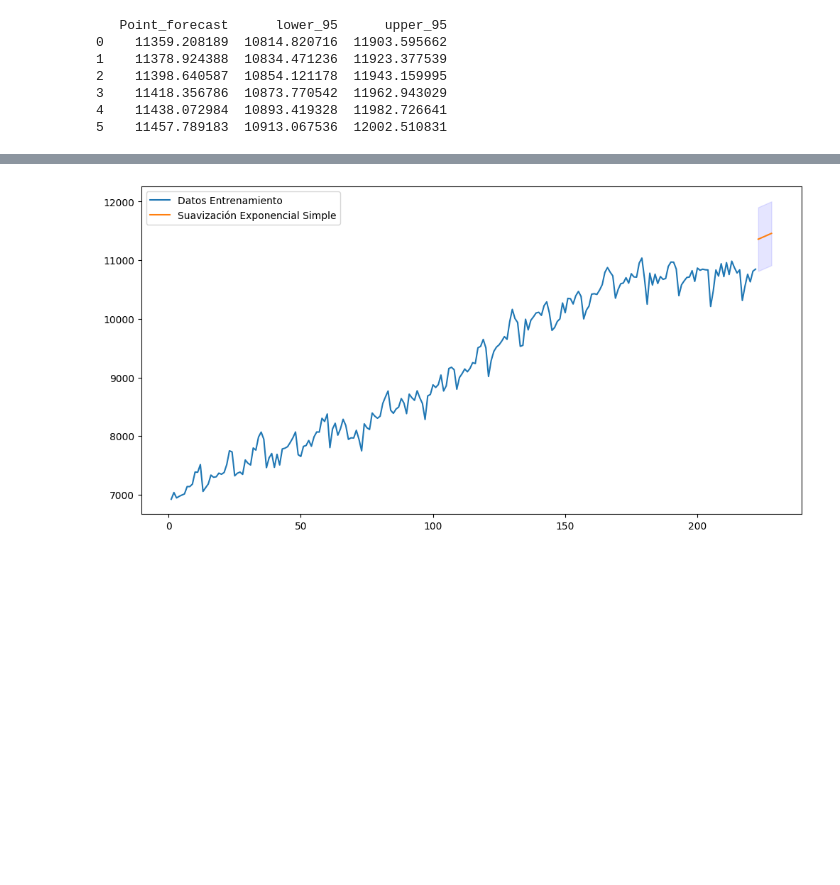
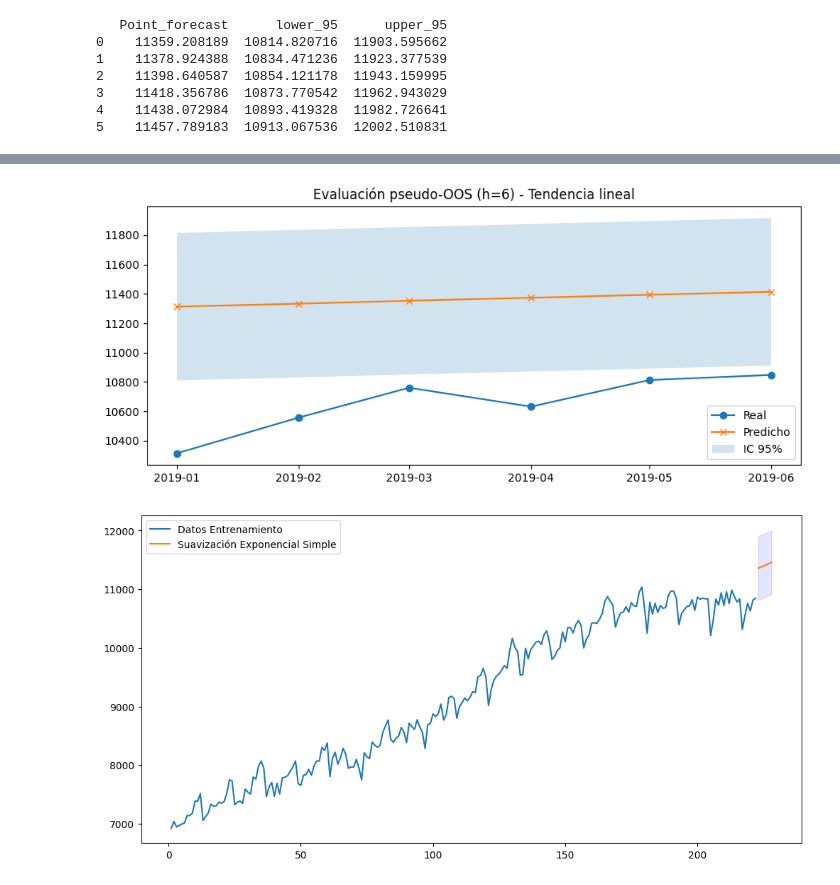
Before and after one commit to JulianEspinosaUrresti/ProyectoI-MIAA-2025, a Jupyter notebook: Taller_2_AAIII.ipynb, the cells around one changed output, grey strips where cells are left out. Cells and saved outputs as stored; diff of their text form; code cells hidden in the pictures; blank space fills up the shorter version.

```diff
--- a/Taller_2_AAIII.ipynb
+++ b/Taller_2_AAIII.ipynb
@@ -221,3 +221,80 @@ print(preds)
 3    11418.356786  10873.770542  11962.943029
 4    11438.072984  10893.419328  11982.726641
 5    11457.789183  10913.067536  12002.510831
+# %%
+# ==== EVALUACIÓN PSEUDO-FUERA-DE-MUESTRA (tendencia lineal) ====
+# Corta los últimos h meses, reentrena con el resto y evalúa esos h.
+
+import numpy as np
+import pandas as pd
+import statsmodels.api as sm
+import matplotlib.pyplot as plt
+
+# Parámetros
+h = 6  # horizonte a evaluar
+
+# Serie original (como en tu notebook)
+y_full = data["Ocupados"].copy()
+idx_full = y_full.index
+
+# Split: entrenamiento (todo menos los últimos h) y "test" (últimos h)
+y_train = y_full.iloc[:-h]
+y_test  = y_full.iloc[-h:]
+idx_test = y_test.index
+
+# === Modelo de tendencia lineal re-ajustado solo con entrenamiento ===
+t_train = np.arange(1, len(y_train) + 1, dtype=float)
+X_train = sm.add_constant(t_train)
+lin_t_re = sm.OLS(y_train, X_train).fit()
+
+# Matriz para pronosticar los últimos h meses (que ahora serán "futuros" respecto al train)
+t_for = np.arange(len(y_train) + 1, len(y_train) + h + 1, dtype=float)
+X_for  = sm.add_constant(t_for)
+
+# Predicciones puntuales e IC 95%
+dt = lin_t_re.get_prediction(X_for).summary_frame(alpha=0.05)
+preds = dt[['mean', 'obs_ci_lower', 'obs_ci_upper']].rename(
+    columns={'mean': 'Predicho', 'obs_ci_lower': 'lower_95', 'obs_ci_upper': 'upper_95'}
+)
+preds.index = idx_test  # fechas reales de los últimos h meses
+
+# Comparación Real vs Predicho
+comparacion = pd.concat(
+    [y_test.rename("Real"), preds[['Predicho','lower_95','upper_95']]], axis=1
+)
+comparacion["Error"] = comparacion["Real"] - comparacion["Predicho"]
+comparacion["AbsError"] = comparacion["Error"].abs()
+comparacion["SqError"]  = comparacion["Error"]**2
+comparacion["PctError_%"] = (comparacion["Error"] / comparacion["Real"]) * 100
+comparacion["Dentro_IC95"] = (
+    (comparacion["Real"] >= comparacion["lower_95"]) &
+    (comparacion["Real"] <= comparacion["upper_95"])
+)
+
+# Métricas
+RMSE = float(np.sqrt(comparacion["SqError"].mean()))
+MAE  = float(comparacion["AbsError"].mean())
+MAPE = float((comparacion["AbsError"]/comparacion["Real"]).mean()*100)
+coverage_95 = float(comparacion["Dentro_IC95"].mean()*100)
+avg_ic_width = float((comparacion["upper_95"] - comparacion["lower_95"]).mean())
+
+print("=== Métricas pseudo-OOS sobre los últimos h meses ===")
+print(f"RMSE : {RMSE:,.2f}")
+print(f"MAE  : {MAE:,.2f}")
+print(f"MAPE : {MAPE:.2f}%")
+print(f"Cobertura IC95%: {coverage_95:.2f}%")
+print(f"Ancho promedio IC95: {avg_ic_width:,.2f}\n")
+
+# Tabla
+display(comparacion.round(3))
+
+# (Opcional) Gráfica
+plt.figure(figsize=(9,4))
+plt.plot(comparacion.index, comparacion["Real"], marker="o", label="Real")
+plt.plot(comparacion.index, comparacion["Predicho"], marker="x", label="Predicho")
+plt.fill_between(comparacion.index, comparacion["lower_95"], comparacion["upper_95"], alpha=0.2, label="IC 95%")
+plt.title(f"Evaluación pseudo-OOS (h={h}) - Tendencia lineal")
+plt.legend()
+plt.tight_layout()
+plt.show()
+# %% [output]
@@ -224,3 +315,4 @@ print(preds)
+[figure, added]
 # %%
 fig = plt.figure(figsize=(12, 6))
 plt.plot(x,y,label="Datos Entrenamiento")
```
Also changed, not shown: parts of 2 cells of this notebook.
